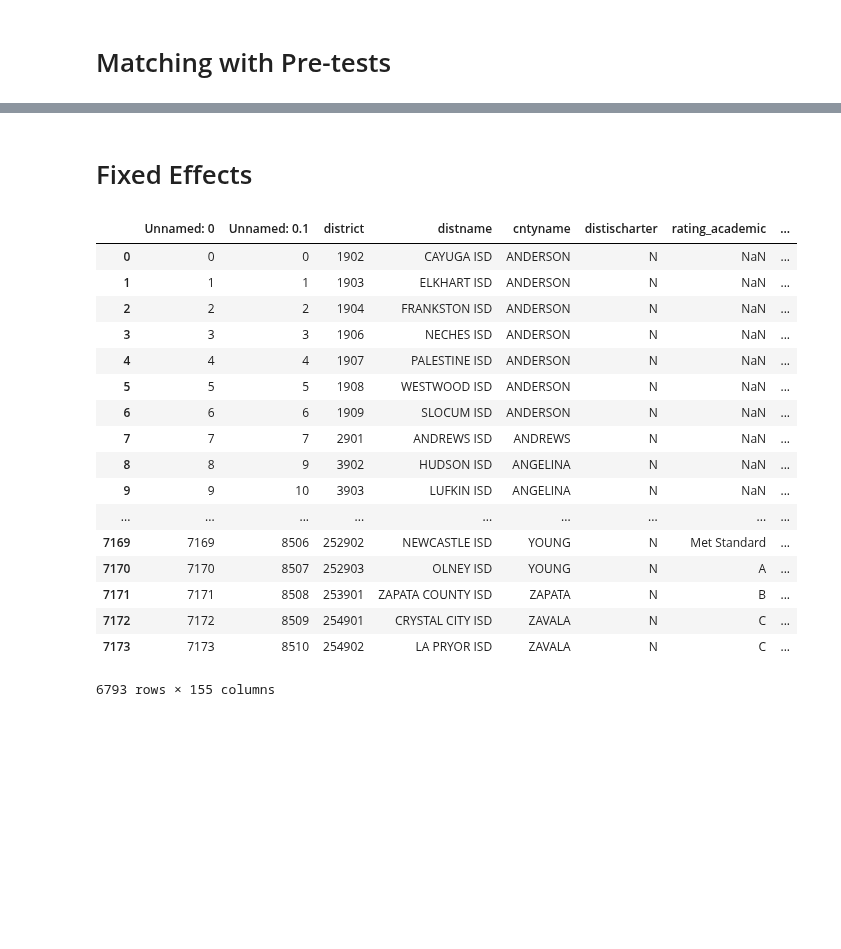
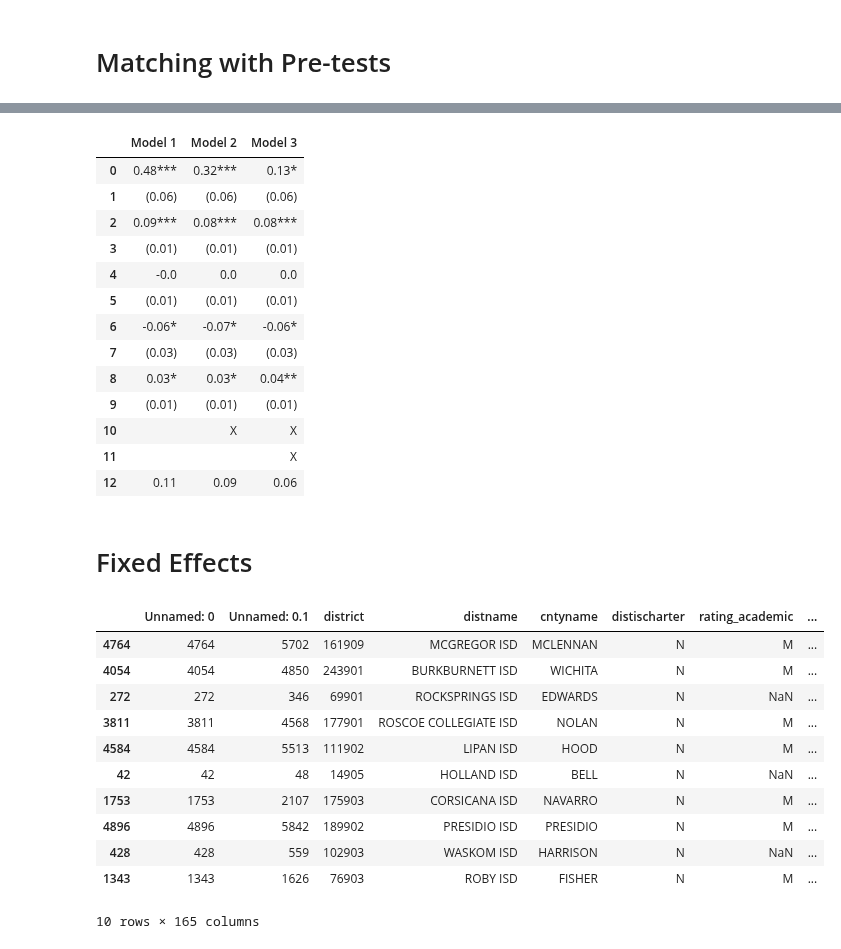
Before and after one commit to KylieLAnglin/dofis, a Jupyter notebook: analysis/causal/results_main.ipynb, the cells around one changed output, grey strips where cells are left out. Saved outputs shown, nothing was run; the diff lists cells and outputs as text; code cells hidden in the pictures; blank space fills up the shorter version.

```diff
--- a/analysis/causal/results_main.ipynb
+++ b/analysis/causal/results_main.ipynb
@@ -22,8 +22,9 @@ def load(data):
 # %%
 data_path = '/Users/kylieleblancKylie/domino/dofis/data/'
 table_path = '/Users/kylieleblancKylie/domino/dofis/results/impact/'
-data = pd.read_csv(os.path.join(data_path, 'clean', 'cits_match.csv'),
+data = pd.read_csv(os.path.join(data_path, 'clean', 'cits.csv'),
                   sep=",", low_memory= False)
-load(data)
-data.head()
+#load(data)
+data.tail()
+data[data.doi == True].district.nunique()
 # %% [output]
@@ -230,3 +239,24 @@ df
+# %%
+df = pd.DataFrame(
+    {'Model 1': row_1,
+    'Model 2': row_2,
+    'Model 3': row_3})
+df
+# %% [output]
+|  | Model 1 | Model 2 | Model 3 |
+| 0 | 0.48*** | 0.32*** | 0.13* |
+| 1 | (0.06) | (0.06) | (0.06) |
+| 2 | 0.09*** | 0.08*** | 0.08*** |
+| 3 | (0.01) | (0.01) | (0.01) |
+| 4 | -0.0 | 0.0 | 0.0 |
+| 5 | (0.01) | (0.01) | (0.01) |
+| 6 | -0.06* | -0.07* | -0.06* |
+| 7 | (0.03) | (0.03) | (0.03) |
+| 8 | 0.03* | 0.03* | 0.04** |
+| 9 | (0.01) | (0.01) | (0.01) |
+| 10 |  | X | X |
+| 11 |  |  | X |
+| 12 | 0.11 | 0.09 | 0.06 |
 # %%
 file = table_path + 'results_main.xlsx'
 wb = load_workbook(file)
@@ -243,28 +273,22 @@ wb.save(file)
 # %%
 data_fe = pd.get_dummies(data = data, columns = ['year'])
 reg_vars = ['year_centered', 'avescores', 'treat', 'psweight1', 'psweight2']
 data_fe = data_fe.dropna(subset=reg_vars)
 #data_fe = data_fe.dropna(reg_vars)
-data_fe
+data_fe.sample(10)
 # %% [output]
 |  | Unnamed: 0 | Unnamed: 0.1 | district | distname | cntyname | distischarter | rating_academic | ... |
-| 0 | 0 | 0 | 1902 | CAYUGA ISD | ANDERSON | N | NaN | ... |
-| 1 | 1 | 1 | 1903 | ELKHART ISD | ANDERSON | N | NaN | ... |
-| 2 | 2 | 2 | 1904 | FRANKSTON ISD | ANDERSON | N | NaN | ... |
-| 3 | 3 | 3 | 1906 | NECHES ISD | ANDERSON | N | NaN | ... |
-| 4 | 4 | 4 | 1907 | PALESTINE ISD | ANDERSON | N | NaN | ... |
-| 5 | 5 | 5 | 1908 | WESTWOOD ISD | ANDERSON | N | NaN | ... |
-| 6 | 6 | 6 | 1909 | SLOCUM ISD | ANDERSON | N | NaN | ... |
-| 7 | 7 | 7 | 2901 | ANDREWS ISD | ANDREWS | N | NaN | ... |
-| 8 | 8 | 9 | 3902 | HUDSON ISD | ANGELINA | N | NaN | ... |
-| 9 | 9 | 10 | 3903 | LUFKIN ISD | ANGELINA | N | NaN | ... |
-| ... | ... | ... | ... | ... | ... | ... | ... | ... |
-| 7169 | 7169 | 8506 | 252902 | NEWCASTLE ISD | YOUNG | N | Met Standard | ... |
-| 7170 | 7170 | 8507 | 252903 | OLNEY ISD | YOUNG | N | A | ... |
-| 7171 | 7171 | 8508 | 253901 | ZAPATA COUNTY ISD | ZAPATA | N | B | ... |
-| 7172 | 7172 | 8509 | 254901 | CRYSTAL CITY ISD | ZAVALA | N | C | ... |
-| 7173 | 7173 | 8510 | 254902 | LA PRYOR ISD | ZAVALA | N | C | ... |
+| 4764 | 4764 | 5702 | 161909 | MCGREGOR ISD | MCLENNAN | N | M | ... |
+| 4054 | 4054 | 4850 | 243901 | BURKBURNETT ISD | WICHITA | N | M | ... |
+| 272 | 272 | 346 | 69901 | ROCKSPRINGS ISD | EDWARDS | N | NaN | ... |
+| 3811 | 3811 | 4568 | 177901 | ROSCOE COLLEGIATE ISD | NOLAN | N | M | ... |
+| 4584 | 4584 | 5513 | 111902 | LIPAN ISD | HOOD | N | M | ... |
+| 42 | 42 | 48 | 14905 | HOLLAND ISD | BELL | N | NaN | ... |
+| 1753 | 1753 | 2107 | 175903 | CORSICANA ISD | NAVARRO | N | M | ... |
+| 4896 | 4896 | 5842 | 189902 | PRESIDIO ISD | PRESIDIO | N | M | ... |
+| 428 | 428 | 559 | 102903 | WASKOM ISD | HARRISON | N | NaN | ... |
+| 1343 | 1343 | 1626 | 76903 | ROBY ISD | FISHER | N | M | ... |
-6793 rows × 155 columns
+10 rows × 165 columns
 # %%
 y, X = dmatrices('avescores ~  + doi + treatpost +  year_2013 + year_2014 + year_2015 + year_2016 + year_2017 + year_2018',
                  data=data_fe, return_type='dataframe', NA_action = "drop")
```
Also changed, not shown: parts of 9 cells of this notebook, 37 other files.
